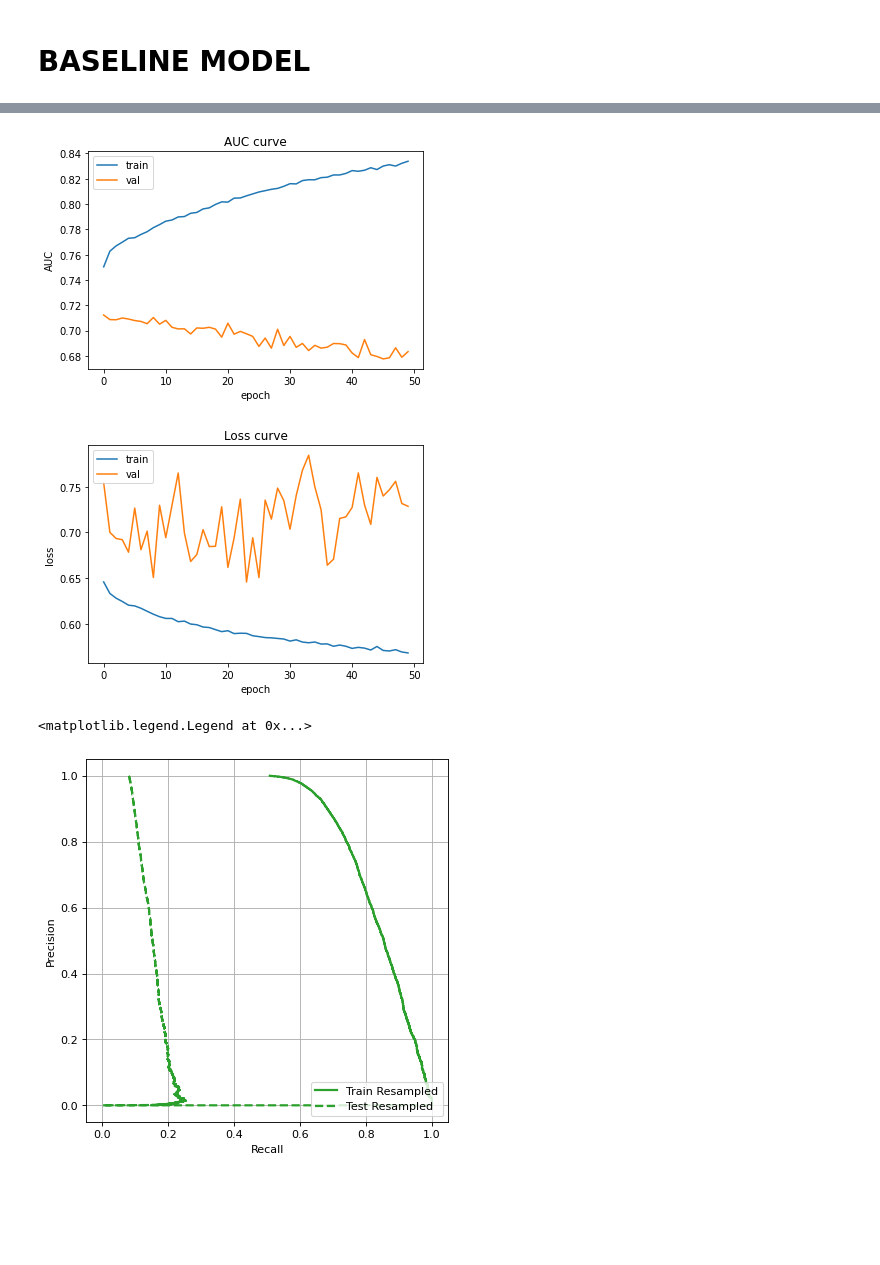
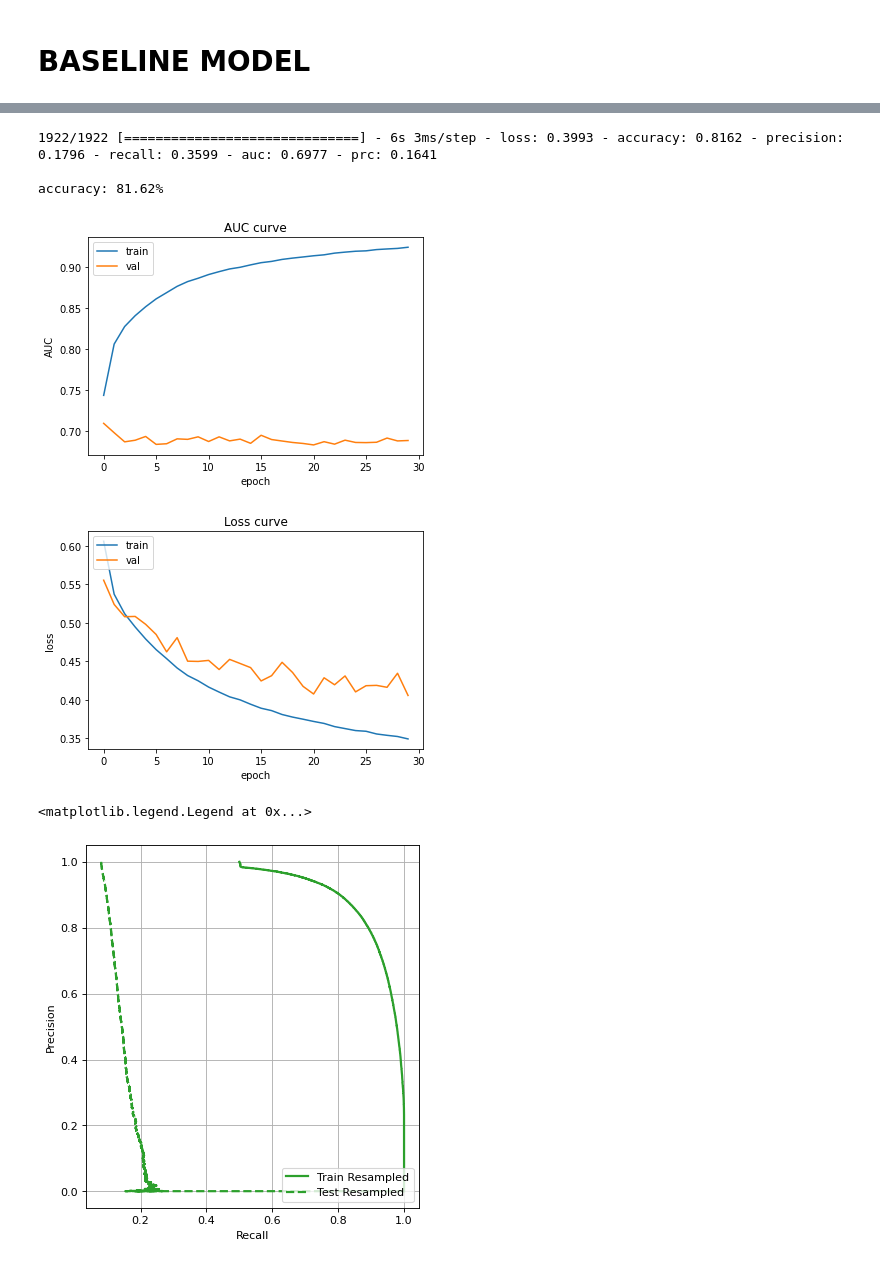
Before and after one commit to VectorInstitute/PETs-Bootcamp, a Jupyter notebook: pet_dp_mus/Mustafa's notebook for differential privacy.ipynb, the cells around one changed output, grey strips where cells are left out. Cells and saved outputs as stored; diff of their text form; code cells hidden in the pictures; blank space fills up the shorter version.

```diff
--- a/pet_dp_mus/Mustafa's notebook for differential privacy.ipynb
+++ b/pet_dp_mus/Mustafa's notebook for differential privacy.ipynb
@@ -32,7 +33,7 @@ max_size = train_df['target'].value_counts().max()
 X_train = train_df.drop(['target'], axis=1)
 y_train = train_df['target']
 
-rus = RandomUnderSampler(random_state=42)
+rus = SMOTE(random_state=42)
 X_train, y_train = rus.fit_resample(X_train, y_train)
 
 X_test = test_df.drop(['target'], axis=1)
@@ -43,6 +44,14 @@ y_val = val_df['target']
 
 fig, ax = plt.subplots()
 y_train.value_counts().plot(ax=ax, kind='bar')
+
+# y_train = np.array(y_train, dtype=np.float32)
+# y_test = np.array(y_test, dtype=np.float32)
+# y_val = np.array(y_val, dtype=np.float32)
+
+# y_train = y_train.flatten()
+# y_test = y_test.flatten()
+# y_val = y_val.flatten()
 # %% [output]
 <AxesSubplot:>
 [figure]
@@ -56,6 +65,10 @@ X_test_transform = scaler.transform(X_test)
 X_train_transform = pd.DataFrame(X_train_transform,columns = X_train.columns)
 X_val_transform = pd.DataFrame(X_val_transform,columns = X_train.columns)
 X_test_transform = pd.DataFrame(X_test_transform, columns = X_train.columns)
+
+X_train_transform = np.clip(X_train_transform, -5, 5)
+X_val_transform = np.clip(X_val_transform, -5, 5)
+X_test_transform = np.clip(X_test_transform, -5, 5)
 # %% [markdown]
 # BASELINE MODEL
 # %%
@@ -85,6 +98,16 @@ params = {
     "dropout": 0.3
 }
 
+#Hao's Model
+# model = keras.Sequential([
+#       keras.layers.Dense(
+#           16, activation=‘relu’,
+#           input_shape=(train_features.shape[-1],)),
+#       keras.layers.Dropout(0.5),
+#       keras.layers.Dense(1, activation=‘sigmoid’,
+#                          bias_initializer=output_bias),
+# ])
+
 nn = Sequential()
 nn.add(Dense(units = params['layer1'] , input_dim = X_train.shape[-1]))
 nn.add(PReLU())
@@ -101,12 +124,12 @@ nn.add(Dense(units = params['layer4']))
 nn.add(PReLU())
 nn.add(BatchNormalization())
 nn.add(Dropout(params['dropout']))
-nn.add(Dense(units = params['layer5']))
+nn.add(Dense(units = params['layer5'], activation="relu"))
 nn.add(PReLU())
 nn.add(BatchNormalization())
 nn.add(Dropout(params['dropout']))
-nn.add(Dense(1, activation='sigmoid'))
-nn.compile(loss='binary_crossentropy', optimizer='adam', metrics=METRICS)
+nn.add(Dense(1, activation="sigmoid"))
+nn.compile(loss=tf.keras.losses.BinaryCrossentropy(), optimizer='adam', metrics=METRICS)
 # %%
-history = model.fit(X_train_transform, y_train, epochs=50, batch_size=32, validation_data=(X_val_transform, y_val))
+history = nn.fit(X_train_transform, y_train, epochs=30, batch_size=256, validation_data=(X_val_transform, y_val))
 # %% [output]
@@ -130,6 +153,10 @@ Epoch 50/50
 # %%
-scores = model.evaluate(X_test_transform, y_test)
-print("\n%s: %.2f%%" % (model.metrics_names[1], scores[1]*100))
+scores = nn.evaluate(X_test_transform, y_test)
+print("\n%s: %.2f%%" % (nn.metrics_names[1], scores[1]*100))
+# %% [output]
+1922/1922 [==============================] - 6s 3ms/step - loss: 0.3993 - accuracy: 0.8162 - precision: 0.1796 - recall: 0.3599 - auc: 0.6977 - prc: 0.1641
+
+accuracy: 81.62%
 # %%
 plt.plot(history.history['auc'])
 plt.plot(history.history['val_auc'])
@@ -142,36 +169,36 @@ plt.show()
 plt.plot(history.history['loss'])
 plt.plot(history.history['val_loss'])
 plt.title('Loss curve')
 plt.ylabel('loss')
 plt.xlabel('epoch')
 plt.legend(['train', 'val'], loc='upper left')
 plt.show()
 
 def plot_prc(name, labels, predictions, **kwargs):
     precision, recall, _ = sklearn.metrics.precision_recall_curve(labels, predictions)
 
     plt.plot(precision, recall, label=name, linewidth=2, **kwargs)
     plt.xlabel('Recall')
     plt.ylabel('Precision')
     plt.grid(True)
     ax = plt.gca()
     ax.set_aspect('equal')
 
 from matplotlib.pyplot import figure
 figure(figsize=(8, 6), dpi=80)
 colors = plt.rcParams['axes.prop_cycle'].by_key()['color']
-train_predictions_resampled = model.predict(X_train, batch_size=128)
-test_predictions_resampled =  model.predict(X_test, batch_size=128)
+train_predictions_resampled = nn.predict(X_train, batch_size=128)
+test_predictions_resampled =  nn.predict(X_test, batch_size=128)
 plot_prc("Train Resampled", y_train, train_predictions_resampled, color=colors[2])
 plot_prc("Test Resampled", y_test, test_predictions_resampled, color=colors[2], linestyle='--')
 plt.legend(loc='lower right')
 
 
 
 # results = model.evaluate(X_test, y_test, batch_size=64)
 # %% [output]
-[figure, old version]
+[figure, new version]
-[figure, old version]
+[figure, new version]
 <matplotlib.legend.Legend at 0x...>
-[figure, old version]
+[figure, new version]
 # %%
```
Also changed, not shown: parts of 33 cells of this notebook.
